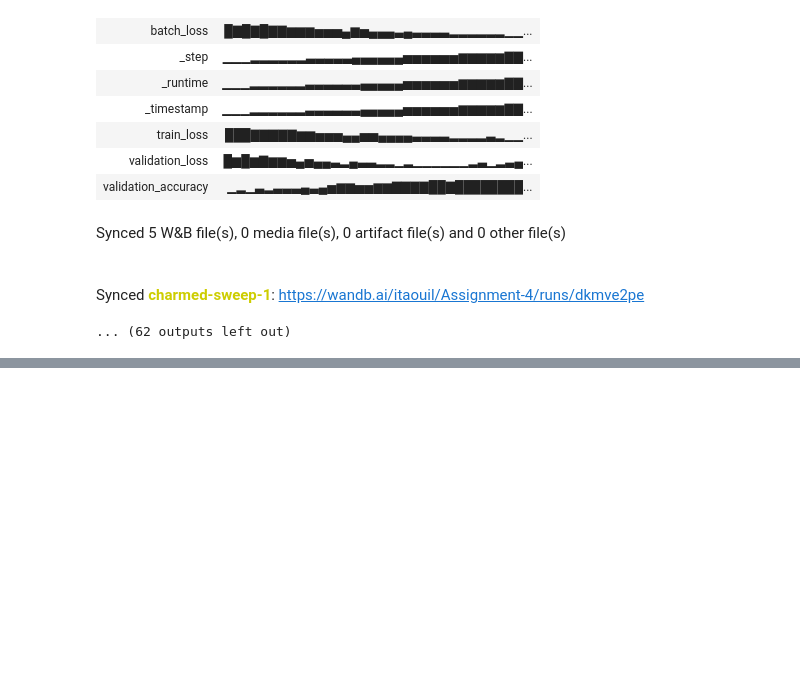
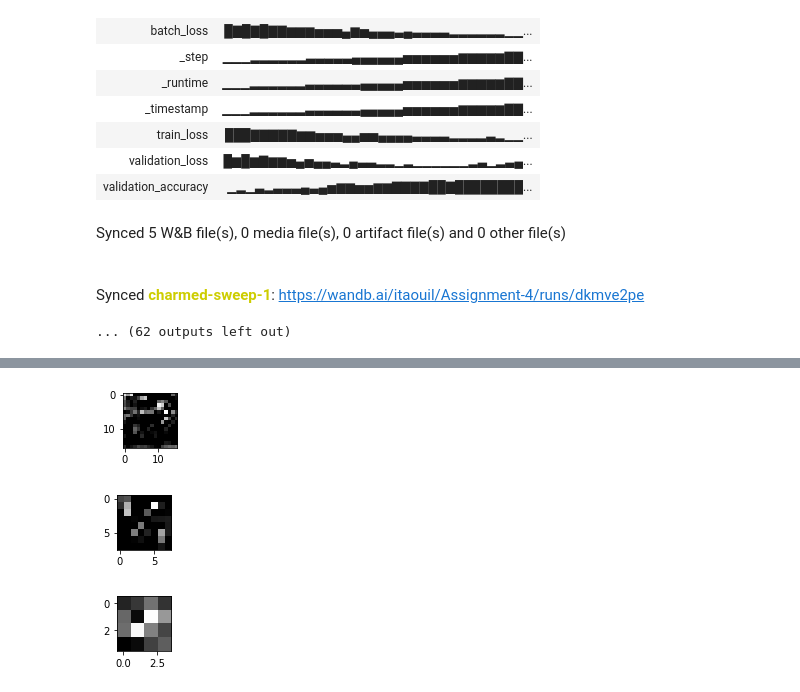
Before and after one commit to itaouil/Cuda-Vision-Lab, a Jupyter notebook: Assignments/04-Assignment/assignment4.ipynb, the cells around one changed output, grey strips where cells are left out. Saved outputs shown, nothing was run; the diff lists cells and outputs as text; code cells hidden in the pictures; blank space fills up the shorter version.

```diff
--- a/Assignments/04-Assignment/assignment4.ipynb
+++ b/Assignments/04-Assignment/assignment4.ipynb
@@ -255,7 +256,7 @@ class CIFAR10Model(nn.Module):
         super().__init__()
 
         # Convolution layer
-        self.conv_layer = nn.Sequential(
+        self.conv_layer1 = nn.Sequential(
             # Conv Layer block 1
             nn.Conv2d(in_channels=3, out_channels=32, kernel_size=3, padding=1),
             nn.BatchNorm2d(32),
@@ -264,6 +265,8 @@ class CIFAR10Model(nn.Module):
             nn.ReLU(inplace=True),
             nn.MaxPool2d(kernel_size=2, stride=2) if config.pool1 == 'max' else nn.AvgPool2d(kernel_size=2, stride=2),
 
+        )
+        self.conv_layer2 = nn.Sequential(
             # Conv Layer block 2
             nn.Conv2d(in_channels=64, out_channels=128, kernel_size=3, padding=1),
             nn.BatchNorm2d(128),
@@ -272,6 +275,9 @@ class CIFAR10Model(nn.Module):
             nn.ReLU(inplace=True),
             nn.MaxPool2d(kernel_size=2, stride=2) if config.pool1 == 'max' else nn.AvgPool2d(kernel_size=2, stride=2),
             nn.Dropout2d(p=0.05),
+
+        )
+        self.conv_layer3 = nn.Sequential(
 
             # Conv Layer block 3
             nn.Conv2d(in_channels=128, out_channels=256, kernel_size=3, padding=1),
@@ -292,9 +298,24 @@ class CIFAR10Model(nn.Module):
             nn.Linear(512, 10)
         )
 
+    def conv1(self,x):
+        return self.conv_layer1(x)
+
+    def conv2(self,x):
+        x = self.conv_layer1(x)
+        return self.conv_layer2(x)
+
+    def conv3(self,x):
+        x = self.conv_layer1(x)
+        x = self.conv_layer2(x)
+        return self.conv_layer3(x)
+
+
     def forward(self, x):
         # conv layers
-        x = self.conv_layer(x)
+        x = self.conv_layer1(x)
+        x = self.conv_layer2(x)
+        x = self.conv_layer3(x)
 
         # flatten
         x = x.view(x.size(0), -1)
@@ -303,6 +324,7 @@ class CIFAR10Model(nn.Module):
         x = self.fc_layer(x)
 
         return x
+
 
     def training_step(self, batch):
         # Unpack batch
@@ -389,0 +608,15 @@ Synced charmed-sweep-1: https://wandb.ai/itaouil/Assignment-4/runs/dkmve2pe
+# %%
+out1 = the_model.conv1(image[0].view(1,image[0].shape[0],image[0].shape[1],image[0].shape[2]))
+vistensor(out1.detach())
+
+out2 = the_model.conv2(image[0].view(1,image[0].shape[0],image[0].shape[1],image[0].shape[2]))
+vistensor(out2.detach())
+
+out3 = the_model.conv3(image[0].view(1,image[0].shape[0],image[0].shape[1],image[0].shape[2]))
+vistensor(out3.detach())
+
+#plot_img(out.detach())
+# %% [output]
+[figure, added]
+[figure, added]
+[figure, added]
```
Also changed, not shown: parts of 7 cells of this notebook.
